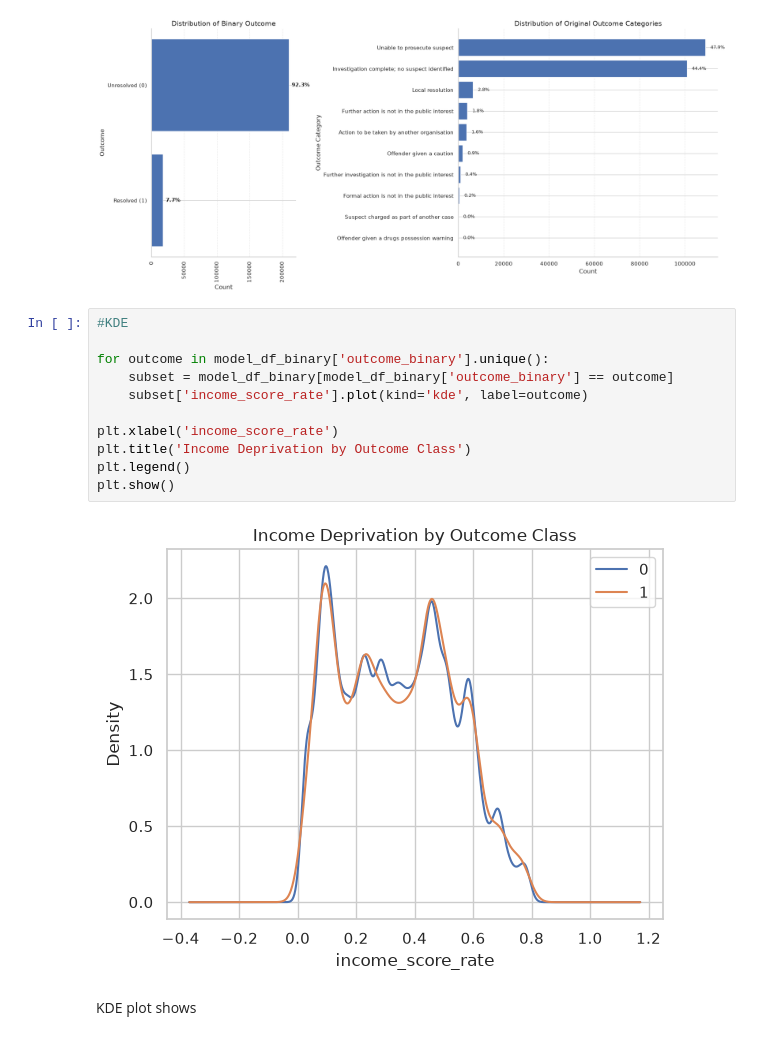
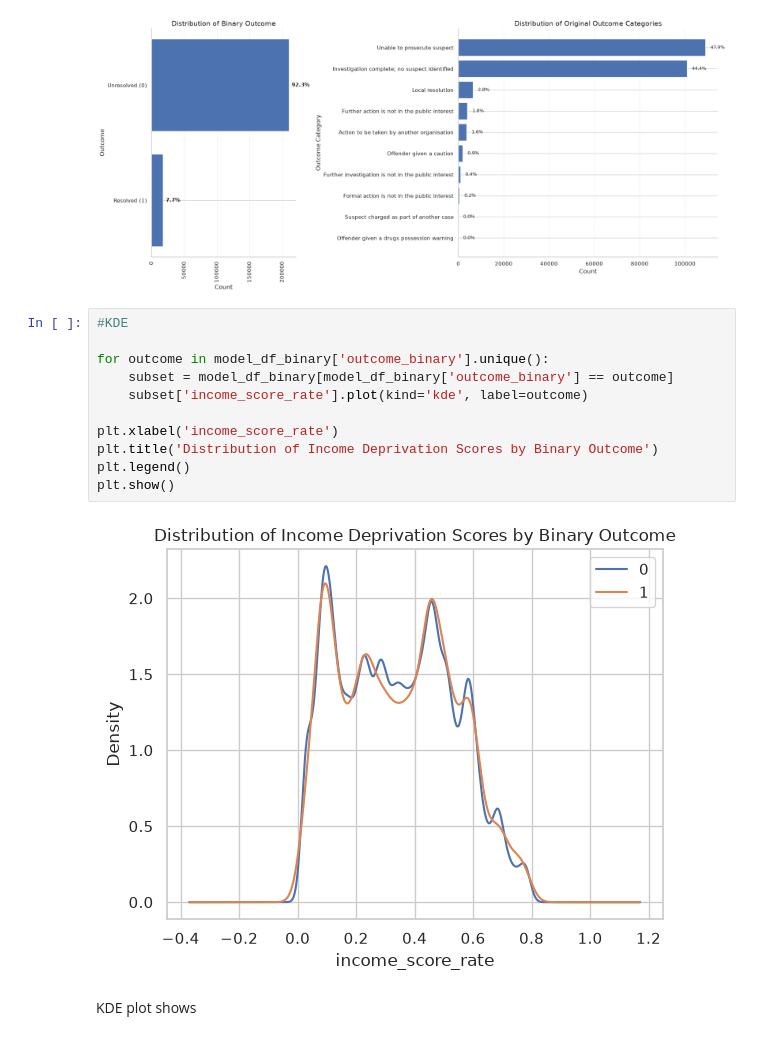
Before and after one commit to AnupmaDS1/Xmus-Jaxon-Flaxon-Waxon, a Jupyter notebook: Notebooks/03_EDAand.ipynb, the cells around one changed output. Saved outputs shown, nothing was run; the diff lists cells and outputs as text.

```diff
--- a/Notebooks/03_EDAand.ipynb
+++ b/Notebooks/03_EDAand.ipynb
@@ -389,15 +401,15 @@ plt.show()
 # %%
 #KDE
 
 for outcome in model_df_binary['outcome_binary'].unique():
     subset = model_df_binary[model_df_binary['outcome_binary'] == outcome]
     subset['income_score_rate'].plot(kind='kde', label=outcome)
 
 plt.xlabel('income_score_rate')
-plt.title('Income Deprivation by Outcome Class')
+plt.title('Distribution of Income Deprivation Scores by Binary Outcome')
 plt.legend()
 plt.show()
 # %% [output]
-[figure, old version]
+[figure, new version]
 # %% [markdown]
 KDE plot shows
```
Also changed, not shown: parts of 9 cells of this notebook, 2 other files.
